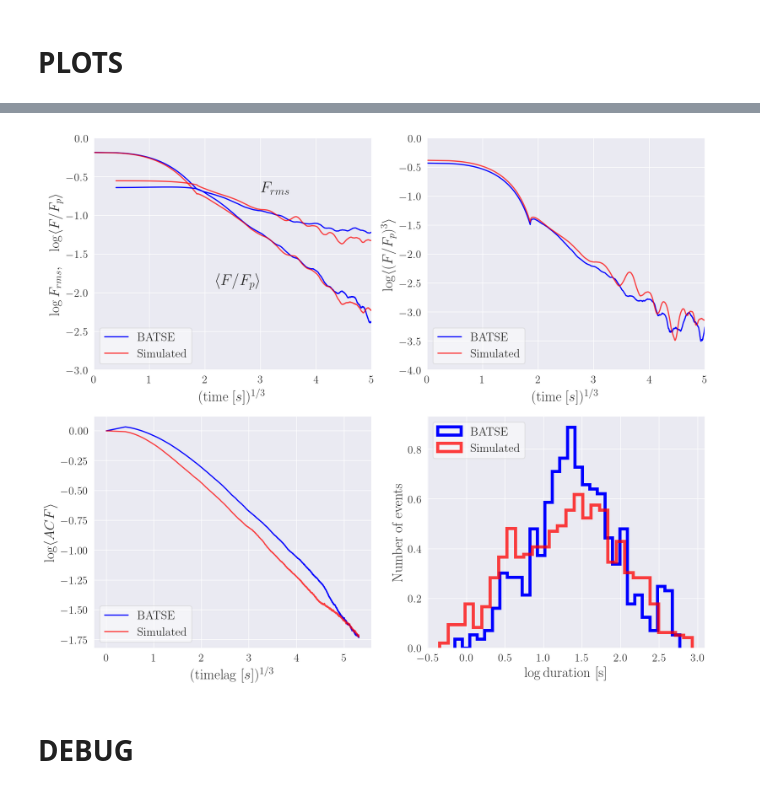
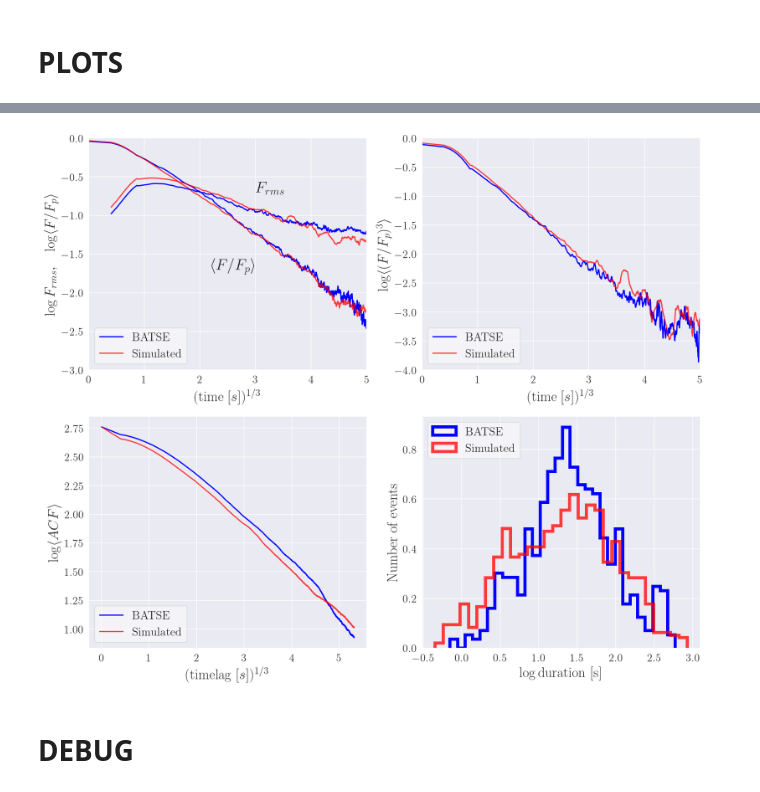
Before and after one commit to romanomaccary/geneticgrbs_v2, a Jupyter notebook: statistical_test/Real_GRBs_Test.ipynb, the cells around one changed output, grey strips where cells are left out. Cells and saved outputs as stored; diff of their text form; code cells hidden in the pictures.

```diff
--- a/statistical_test/Real_GRBs_Test.ipynb
+++ b/statistical_test/Real_GRBs_Test.ipynb
@@ -467,4 +468,24 @@ A(\tau) &= \frac{\sum_{i=1}^{N-u}\left(m_{i+u}-b\right)\left(m_i-b\right)}{\sum_
 \end{array}
 $$
 where the lag is $\tau \equiv u \Delta t$.
+# %%
+counts = grb_list_batse[0].counts
+counts = np.float32(counts)
+errs   = grb_list_batse[0].errs
+steps  = int(t_f/bin_time)
+
+corr   = signal.correlate(counts, counts)
+lags   = signal.correlation_lags(len(counts), len(counts))
+corr   = corr / np.max(corr)
+
+t_min=0   # [s] min time lag for the autocorrelation
+t_max=150 # [s] max time lag for the autocorrelation
+
+idx_i = np.where(lags*bin_time==t_min)[0][0]
+idx_f = np.where(lags*bin_time<=t_max)[0][-1]
+assert lags[idx_i]==t_min, "ERROR: The left limit of the autocorrelation is not computed correctly..."
+assert np.isclose(lags[idx_f]*bin_time, 150, atol=1e-1), "ERROR: The right limit of the autocorrelation is not computed correctly..."
+
+lags = lags[idx_i:idx_f+1]
+corr = corr[idx_i:idx_f+1]
 # %%
@@ -505,13 +550,20 @@ N_lim=np.min( [np.max(len(grb_list_sim  )),
                np.max(len(grb_list_batse))] )
 assert len(grb_list_sim)   >= N_lim
 assert len(grb_list_batse) >= N_lim
+print(len(grb_list_sim))
+print(len(grb_list_batse))
+print('N_lim =', N_lim)
 
 steps_sim, acf_link93_sim     = compute_autocorrelation(grb_list=grb_list_sim,
                                                         N_lim=N_lim,
                                                         t_max=t_f,
-                                                        bin_time=bin_time)
+                                                        bin_time=bin_time,
+                                                        mode='scipy')
+                                                        #mode='link93')
 
 steps_batse, acf_link93_batse = compute_autocorrelation(grb_list=grb_list_batse,
                                                         N_lim=N_lim,
                                                         t_max=t_f,
-                                                        bin_time=bin_time)
+                                                        bin_time=bin_time,
+                                                        mode='scipy')
+                                                        #mode='link93')
@@ -547,7 +595,7 @@ fig, ax = plt.subplots(2, 2, figsize=(14,12))
 # <(F/F_p)>
 #------------------------------------------------------------------------------#
 
-print('plotting <(F/F_p)>...')
+print('- plotting <(F/F_p)>...')
 ax[0,0].set_axisbelow(True)
 ax[0,0].set_xlabel(r'$(\mathrm{time}\ [s])^{1/3}$',                   size=18)
 ax[0,0].set_ylabel(r'$\log F_{rms},\quad \log \langle F/F_p\rangle$', size=18)
@@ -560,7 +608,7 @@ ax[0,0].plot(test_times[1:]**(1/3), np.log10(averaged_fluxes_rms_sim[1:]),   col
 ax[0,0].set_xlim(0,5)
 ax[0,0].set_ylim(-3,0)
 ax[0,0].text(3,   -0.7, r'$F_{rms}$',              fontsize=20)
-ax[0,0].text(2.2, -1.9, r'$\langle F/F_p\rangle$', fontsize=20)
+ax[0,0].text(2.2, -1.7, r'$\langle F/F_p\rangle$', fontsize=20)
 ax[0,0].xaxis.set_tick_params(labelsize=14)
 ax[0,0].yaxis.set_tick_params(labelsize=14)
 ax[0,0].legend(prop={'size':15}, loc="lower left", facecolor='white', framealpha=0.5)
@@ -570,7 +618,7 @@ print('\tdone')
 # <(F/F_p)^3>
 #------------------------------------------------------------------------------#
 
-print('plotting <(F/F_p)^3>...')
+print('- plotting <(F/F_p)^3>...')
 ax[0,1].set_axisbelow(True)
 ax[0,1].set_xlabel(r'$(\mathrm{time}\ [s])^{1/3}$',     size=18)
 ax[0,1].set_ylabel(r'$\log \langle (F/F_p)^3 \rangle$', size=18)
@@ -587,7 +635,7 @@ print('\tdone')
 # AUTOCORRELATION
 #------------------------------------------------------------------------------#
 
-print('plotting the autocorrelation...')
+print('- plotting the autocorrelation...')
 #ax[1,0].scatter((steps*bin_time)**(1/3), (acf_link93),     color='b', label='BATSE')
 #ax[1,0].plot((steps*bin_time)**(1/3), (sim_acf_link93), color='r', label='Simulated', alpha=0.75)
 ax[1,0].plot((steps_batse*bin_time)**(1/3), np.log10(acf_link93_batse), color='b', label='BATSE')
@@ -605,7 +653,7 @@ print('\tdone')
 # HISTOGRAM OF DURATIONS
 #------------------------------------------------------------------------------#
 
-print('plotting the histogram of the durations...')
+print('- plotting the histogram of the durations...')
 ax[1,1].set_axisbelow(True)
 ax[1,1].set_ylabel('Number of events', size=18)
 ax[1,1].set_xlabel(r'$\log\mathrm{duration}$ [s]', size=18)
@@ -652,4 +700,4 @@ done
-[figure, old version]
+[figure, new version]
 # %% [markdown]
 # DEBUG
 # %%
```
Also changed, not shown: parts of 6 cells of this notebook.
